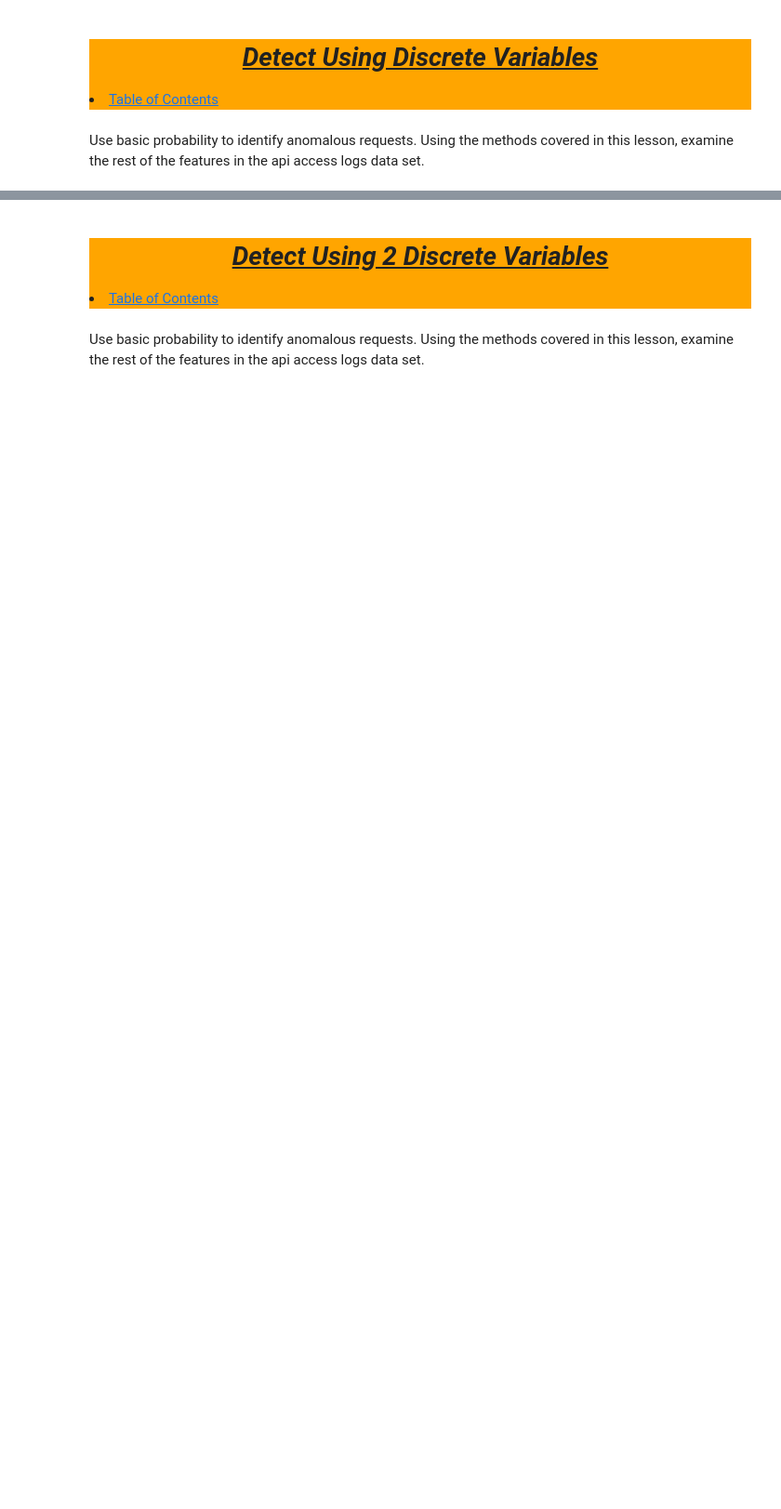
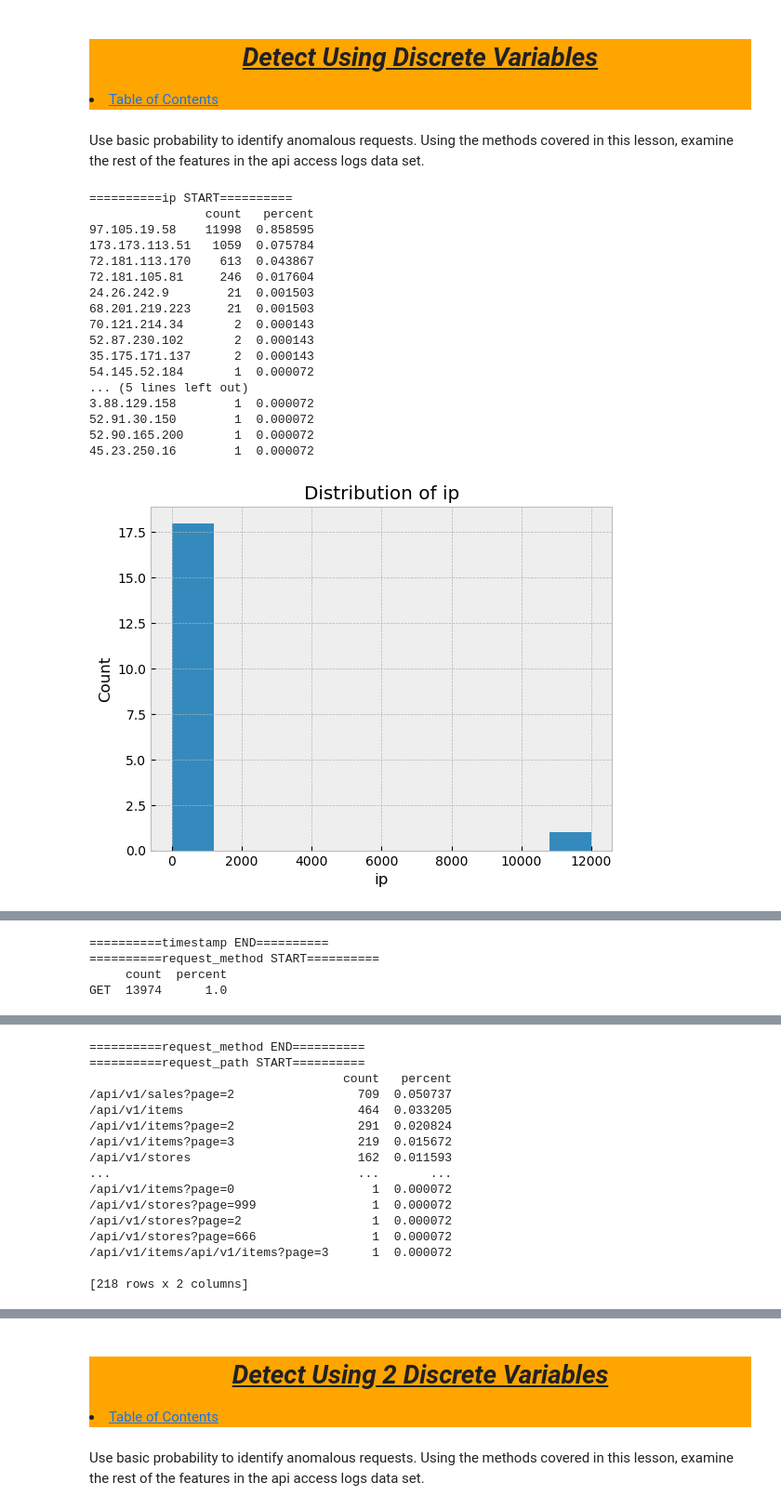
Before and after one commit to Jared-Wood135/anomaly-detection-exercises, a Jupyter notebook: discrete_anomaly_detection.ipynb, the cells around one changed output, grey strips where cells are left out. Shown: that part at 93% size. Cells and saved outputs as stored; diff of their text form; code cells hidden in the pictures; blank space fills up the shorter version.

```diff
--- a/discrete_anomaly_detection.ipynb
+++ b/discrete_anomaly_detection.ipynb
@@ -18,3 +35,6 @@
+# %%
+# Set default plt style to 'bmh'
+mpl.style.use('bmh')
 # %% [markdown]
 <div style='background-color : orange'>
 <a id='wrangle'></a>
@@ -26,3 +46,7 @@
 <b><h3 style='text-align : center'>
     WRANGLE DAT SHIT :D
 </h1></b>
+# %%
+# Acquire and prepare the 'logs' dataframe from the codeup
+# SQL server
+logs = w.prepare()
@@ -35,3 +64,24 @@
 <li><a href='#TableOfContents'>Table of Contents</a></li>
 # %% [markdown]
 Use basic probability to identify anomalous requests. Using the methods covered in this lesson, examine the rest of the features in the api access logs data set.
+# %%
+dpm.detect_anomaly_1(logs, logs.columns.to_list())
+# %% [output]
+==========ip START==========
+                count   percent
+97.105.19.58    11998  0.858595
+173.173.113.51   1059  0.075784
+72.181.113.170    613  0.043867
+72.181.105.81     246  0.017604
+24.26.242.9        21  0.001503
+68.201.219.223     21  0.001503
+70.121.214.34       2  0.000143
+52.87.230.102       2  0.000143
+35.175.171.137      2  0.000143
+54.145.52.184       1  0.000072
+... (5 lines left out)
+3.88.129.158        1  0.000072
+52.91.30.150        1  0.000072
+52.90.165.200       1  0.000072
+45.23.250.16        1  0.000072
+[figure, added]
@@ -37,0 +105,4 @@ Use basic probability to identify anomalous requests. Using the methods covered
+==========timestamp END==========
+==========request_method START==========
+     count  percent
+GET  13974      1.0
@@ -37,0 +110,16 @@ Use basic probability to identify anomalous requests. Using the methods covered
+==========request_method END==========
+==========request_path START==========
+                                   count   percent
+/api/v1/sales?page=2                 709  0.050737
+/api/v1/items                        464  0.033205
+/api/v1/items?page=2                 291  0.020824
+/api/v1/items?page=3                 219  0.015672
+/api/v1/stores                       162  0.011593
+...                                  ...       ...
+/api/v1/items?page=0                   1  0.000072
+/api/v1/stores?page=999                1  0.000072
+/api/v1/stores?page=2                  1  0.000072
+/api/v1/stores?page=666                1  0.000072
+/api/v1/items/api/v1/items?page=3      1  0.000072
+
+[218 rows x 2 columns]
```
Also changed, not shown: parts of 6 cells of this notebook, 1 other file.
